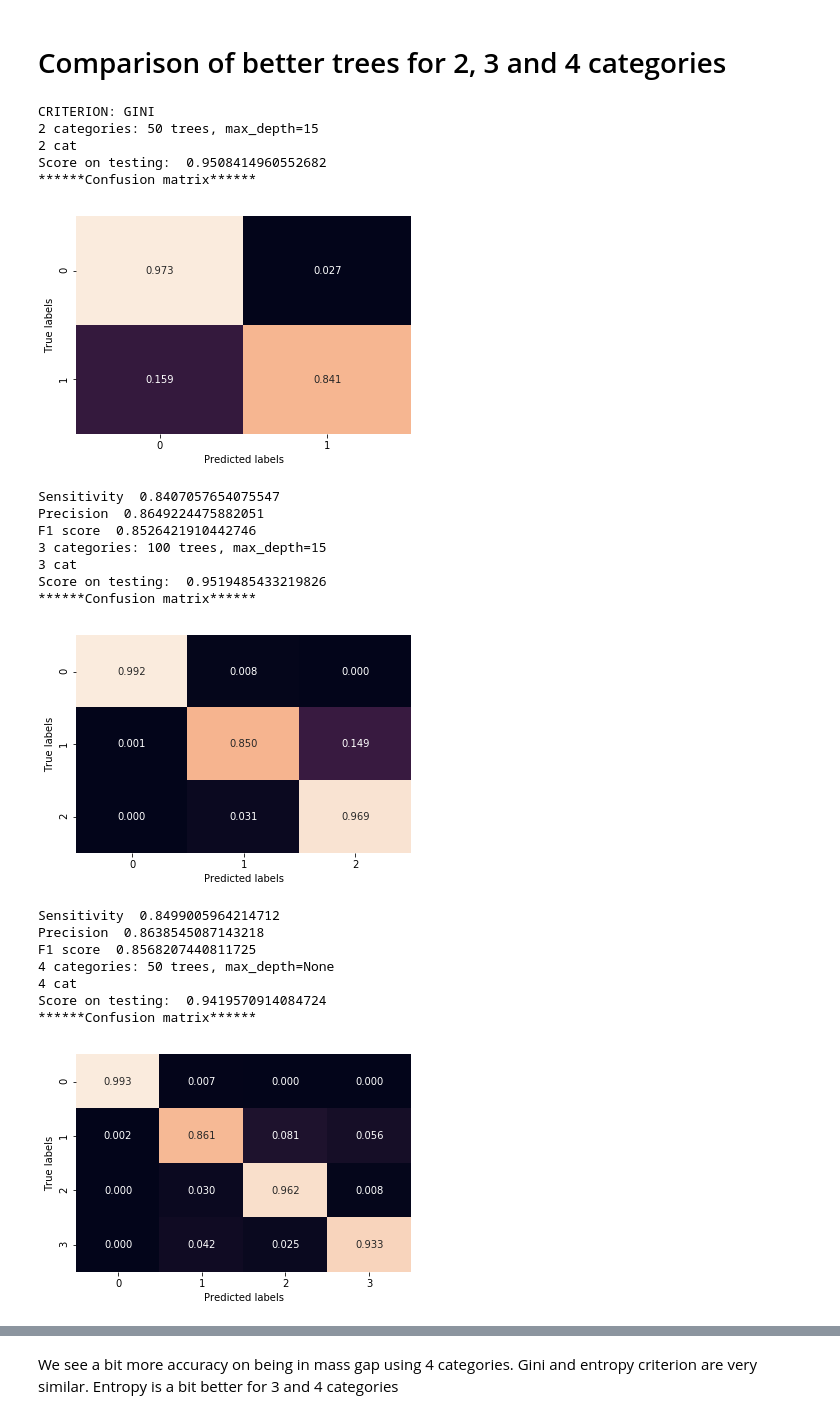
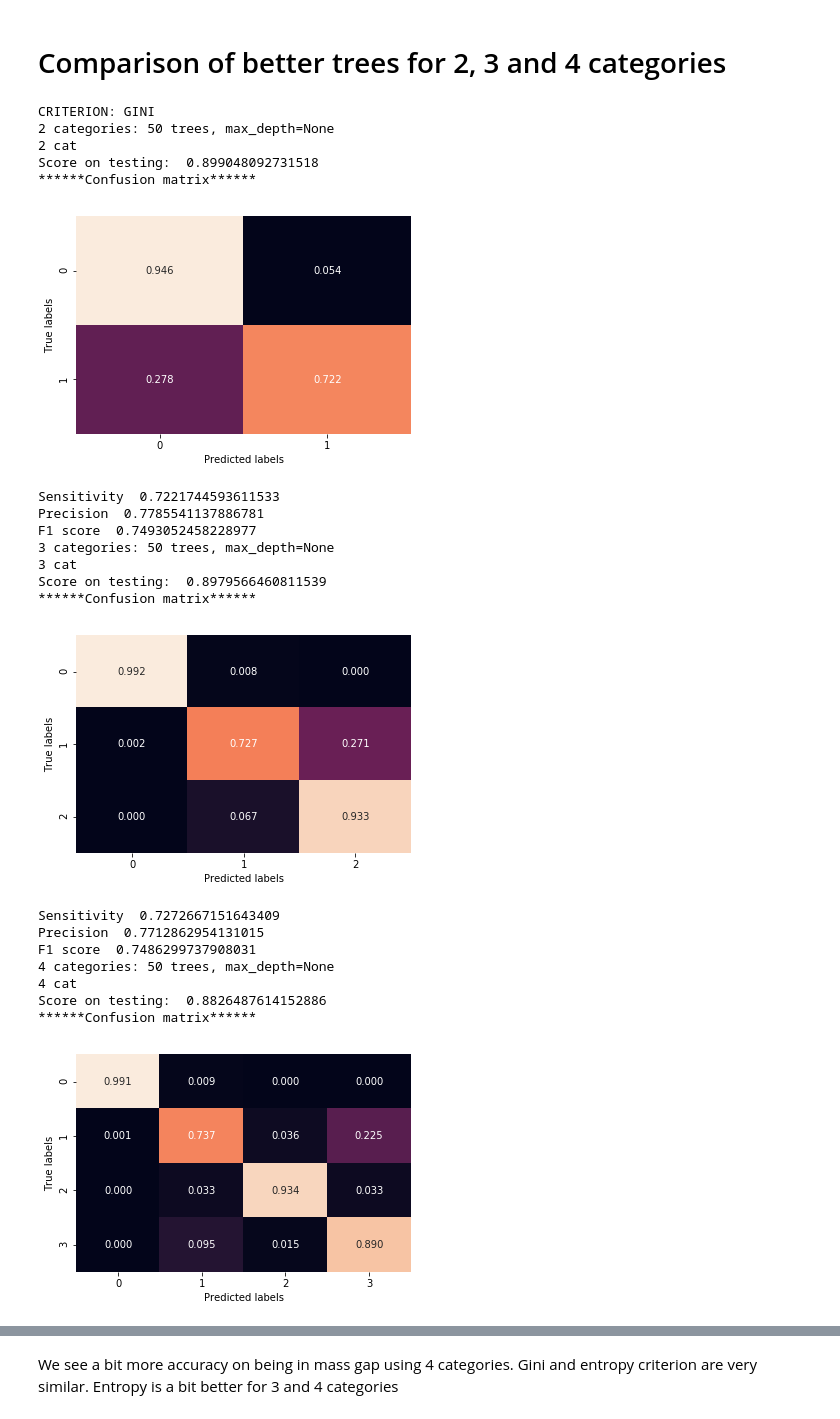
Before and after one commit to PhoenixBirdCreations/IPAM2021_ML, a Jupyter notebook: MassGap/RF_massGap_trials_FARcut.ipynb, the cells around one changed output, grey strips where cells are left out. Drawn from its saved outputs; the diff is of its cells as text; code cells hidden in the pictures.

```diff
--- a/MassGap/RF_massGap_trials_FARcut.ipynb
+++ b/MassGap/RF_massGap_trials_FARcut.ipynb
@@ -68,8 +91,8 @@ These will be taken with threshold=0.5 (they will be used as first check to see
 # 2 categories
 # %%
 RF = classyRF.ClassificationRF()
-RF.load_train_dataset(pathHere, fname_x='train_2cat.csv')
-RF.load_test_dataset(pathHere, fname_x='test_2cat.csv')
+RF.load_train_dataset(pathHere, fname_x='o_train_2cat.csv')
+RF.load_test_dataset(pathHere, fname_x='o_test_2cat.csv')
 RF.Nfeatures = 5
 RF.data_train=RF.data_train_all[:,2:7]
 RF.data_test=RF.data_test_all[:,2:7]
@@ -131,8 +154,8 @@ Best: Results for MassGap are not good enough with any setting. 50 trees and 15
 # 3 categories
 # %%
 RF = classyRF.ClassificationRF()
-RF.load_train_dataset(pathHere, fname_x='train_3cat.csv')
-RF.load_test_dataset(pathHere, fname_x='test_3cat.csv')
+RF.load_train_dataset(pathHere, fname_x='o_train_3cat.csv')
+RF.load_test_dataset(pathHere, fname_x='o_test_3cat.csv')
 RF.Nfeatures = 5
 RF.data_train=RF.data_train_all[:,2:7]
 RF.data_test=RF.data_test_all[:,2:7]
@@ -194,8 +217,8 @@ Best: Here 100 trees with limited depth seems better. Still not very good result
 # 4 categories
 # %%
 RF = classyRF.ClassificationRF()
-RF.load_train_dataset(pathHere, fname_x='train_4cat.csv')
-RF.load_test_dataset(pathHere, fname_x='test_4cat.csv')
+RF.load_train_dataset(pathHere, fname_x='o_train_4cat.csv')
+RF.load_test_dataset(pathHere, fname_x='o_test_4cat.csv')
 RF.Nfeatures = 5
 RF.data_train=RF.data_train_all[:,2:7]
 RF.data_test=RF.data_test_all[:,2:7]
@@ -294,34 +317,34 @@ plt.legend()
 # Comparison of better trees for 2, 3 and 4 categories
 # %%
 print('CRITERION: GINI')
-print("2 categories: 50 trees, max_depth=15")
+print("2 categories: 50 trees, max_depth=None")
 RF2 = classyRF.ClassificationRF()
-RF2.load_train_dataset(pathHere, fname_x='train_2cat.csv')
-RF2.load_test_dataset(pathHere, fname_x='test_2cat.csv')
+RF2.load_train_dataset(pathHere, fname_x='o_train_2cat.csv')
+RF2.load_test_dataset(pathHere, fname_x='o_test_2cat.csv')
 RF2.Nfeatures = 5
 RF2.data_train=RF2.data_train_all[:,2:7]
 RF2.data_test=RF2.data_test_all[:,2:7]
 print("2 cat")
-RF2.train(trees=50, criterion='gini', max_features='sqrt', max_depth=15)
+RF2.train(trees=50, criterion='gini', max_features='sqrt', max_depth=None)
 RF2.print_metrics(pathHere)
 otherscores(RF2)
 
-print("3 categories: 100 trees, max_depth=15")
+print("3 categories: 50 trees, max_depth=None")
 RF3 = classyRF.ClassificationRF()
-RF3.load_train_dataset(pathHere, fname_x='train_3cat.csv')
-RF3.load_test_dataset(pathHere, fname_x='test_3cat.csv')
+RF3.load_train_dataset(pathHere, fname_x='o_train_3cat.csv')
+RF3.load_test_dataset(pathHere, fname_x='o_test_3cat.csv')
 RF3.Nfeatures = 5
 RF3.data_train=RF3.data_train_all[:,2:7]
 RF3.data_test=RF3.data_test_all[:,2:7]
 print("3 cat")
-RF3.train(trees=100, criterion='gini', max_features='sqrt', max_depth=15)
+RF3.train(trees=50, criterion='gini', max_features='sqrt', max_depth=None)
 RF3.print_metrics(pathHere)
 otherscores(RF3)
 
 print("4 categories: 50 trees, max_depth=None")
 RF4 = classyRF.ClassificationRF()
-RF4.load_train_dataset(pathHere, fname_x='train_4cat.csv')
-RF4.load_test_dataset(pathHere, fname_x='test_4cat.csv')
+RF4.load_train_dataset(pathHere, fname_x='o_train_4cat.csv')
+RF4.load_test_dataset(pathHere, fname_x='o_test_4cat.csv')
 RF4.Nfeatures = 5
 RF4.data_train=RF4.data_train_all[:,2:7]
 RF4.data_test=RF4.data_test_all[:,2:7]
@@ -331,61 +354,61 @@ RF4.print_metrics(pathHere)
 otherscores(RF4)
 
 print('CRITERION: ENTROPY')
-print("2 categories: 50 trees, max_depth=15")
+print("2 categories: 50 trees, max_depth=None")
 RF2 = classyRF.ClassificationRF()
-RF2.load_train_dataset(pathHere, fname_x='train_2cat.csv')
-RF2.load_test_dataset(pathHere, fname_x='test_2cat.csv')
+RF2.load_train_dataset(pathHere, fname_x='o_train_2cat.csv')
+RF2.load_test_dataset(pathHere, fname_x='o_test_2cat.csv')
 RF2.Nfeatures = 5
 RF2.data_train=RF2.data_train_all[:,2:7]
 RF2.data_test=RF2.data_test_all[:,2:7]
 print("2 cat")
-RF2.train(trees=50, criterion='entropy', max_features='sqrt', max_depth=15)
+RF2.train(trees=50, criterion='entropy', max_features='sqrt', max_depth=None)
 RF2.print_metrics(pathHere)
 otherscores(RF2)
 
-print("3 categories: 100 trees, max_depth=15")
+print("3 categories: 50 trees, max_depth=None")
 RF3 = classyRF.ClassificationRF()
-RF3.load_train_dataset(pathHere, fname_x='train_3cat.csv')
-RF3.load_test_dataset(pathHere, fname_x='test_3cat.csv')
+RF3.load_train_dataset(pathHere, fname_x='o_train_3cat.csv')
+RF3.load_test_dataset(pathHere, fname_x='o_test_3cat.csv')
 RF3.Nfeatures = 5
 RF3.data_train=RF3.data_train_all[:,2:7]
 RF3.data_test=RF3.data_test_all[:,2:7]
 print("3 cat")
-RF3.train(trees=100, criterion='entropy', max_features='sqrt', max_depth=15)
+RF3.train(trees=50, criterion='entropy', max_features='sqrt', max_depth=None)
 RF3.print_metrics(pathHere)
 otherscores(RF3)
 
 print("4 categories: 50 trees, max_depth=None")
 RF4 = classyRF.ClassificationRF()
-RF4.load_train_dataset(pathHere, fname_x='train_4cat.csv')
-RF4.load_test_dataset(pathHere, fname_x='test_4cat.csv')
+RF4.load_train_dataset(pathHere, fname_x='o_train_4cat.csv')
+RF4.load_test_dataset(pathHere, fname_x='o_test_4cat.csv')
 RF4.Nfeatures = 5
 RF4.data_train=RF4.data_train_all[:,2:7]
 RF4.data_test=RF4.data_test_all[:,2:7]
 print("4 cat")
 RF4.train(trees=50, criterion='entropy', max_features='sqrt', max_depth=None)
 RF4.print_metrics(pathHere)
 otherscores(RF4)
 # %% [output]
 CRITERION: GINI
-2 categories: 50 trees, max_depth=15
+2 categories: 50 trees, max_depth=None
 2 cat
-Score on testing:  0.9508414960552682
+Score on testing:  0.899048092731518
 ******Confusion matrix******
-[figure, old version]
+[figure, new version]
-Sensitivity  0.8407057654075547
-Precision  0.8649224475882051
-F1 score  0.8526421910442746
-3 categories: 100 trees, max_depth=15
+Sensitivity  0.7221744593611533
+Precision  0.7785541137886781
+F1 score  0.7493052458228977
+3 categories: 50 trees, max_depth=None
 3 cat
-Score on testing:  0.9519485433219826
+Score on testing:  0.8979566460811539
 ******Confusion matrix******
-[figure, old version]
+[figure, new version]
-Sensitivity  0.8499005964214712
-Precision  0.8638545087143218
-F1 score  0.8568207440811725
+Sensitivity  0.7272667151643409
+Precision  0.7712862954131015
+F1 score  0.7486299737908031
 4 categories: 50 trees, max_depth=None
 4 cat
-Score on testing:  0.9419570914084724
+Score on testing:  0.8826487614152886
 ******Confusion matrix******
-[figure, old version]
+[figure, new version]
```
Also changed, not shown: parts of 19 cells of this notebook.
